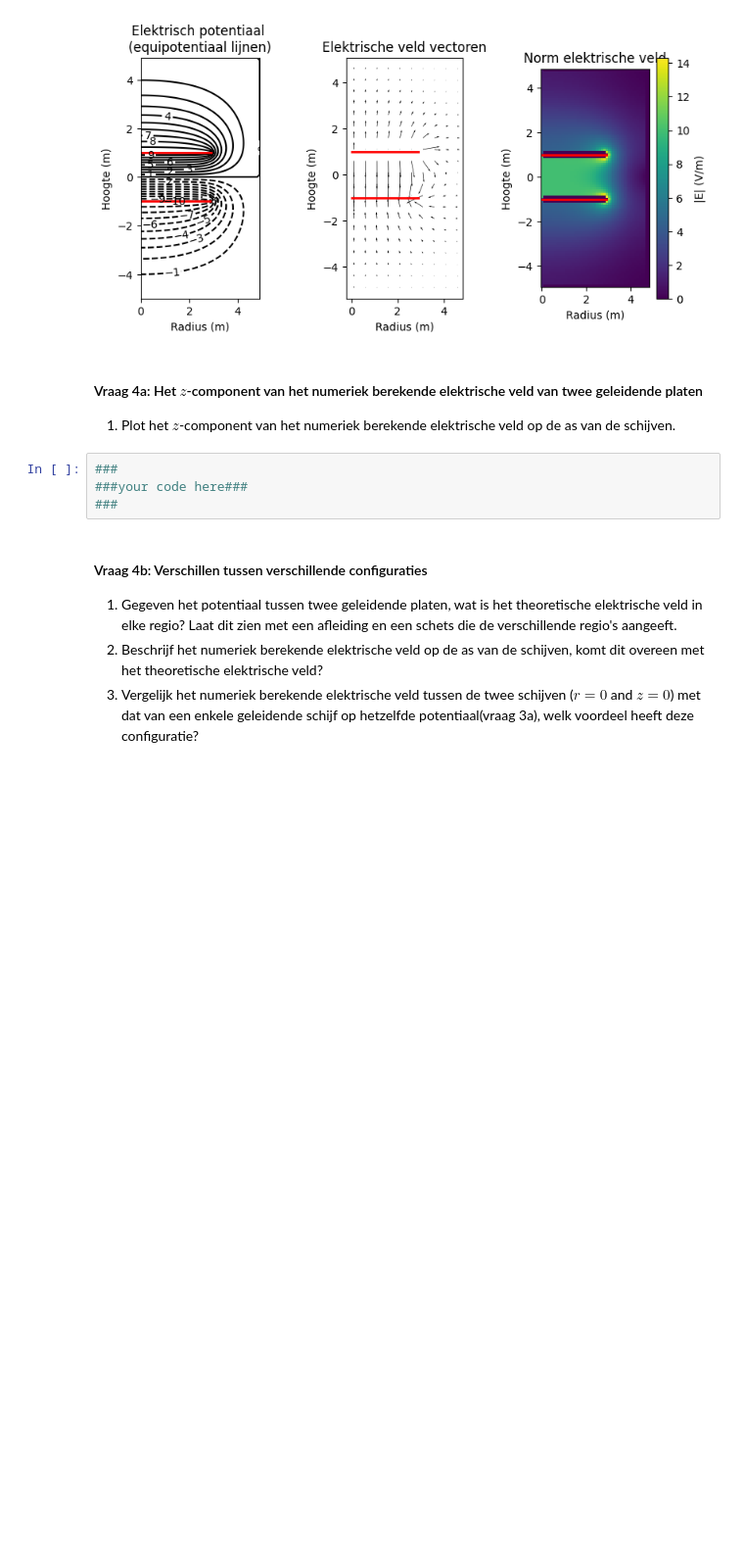
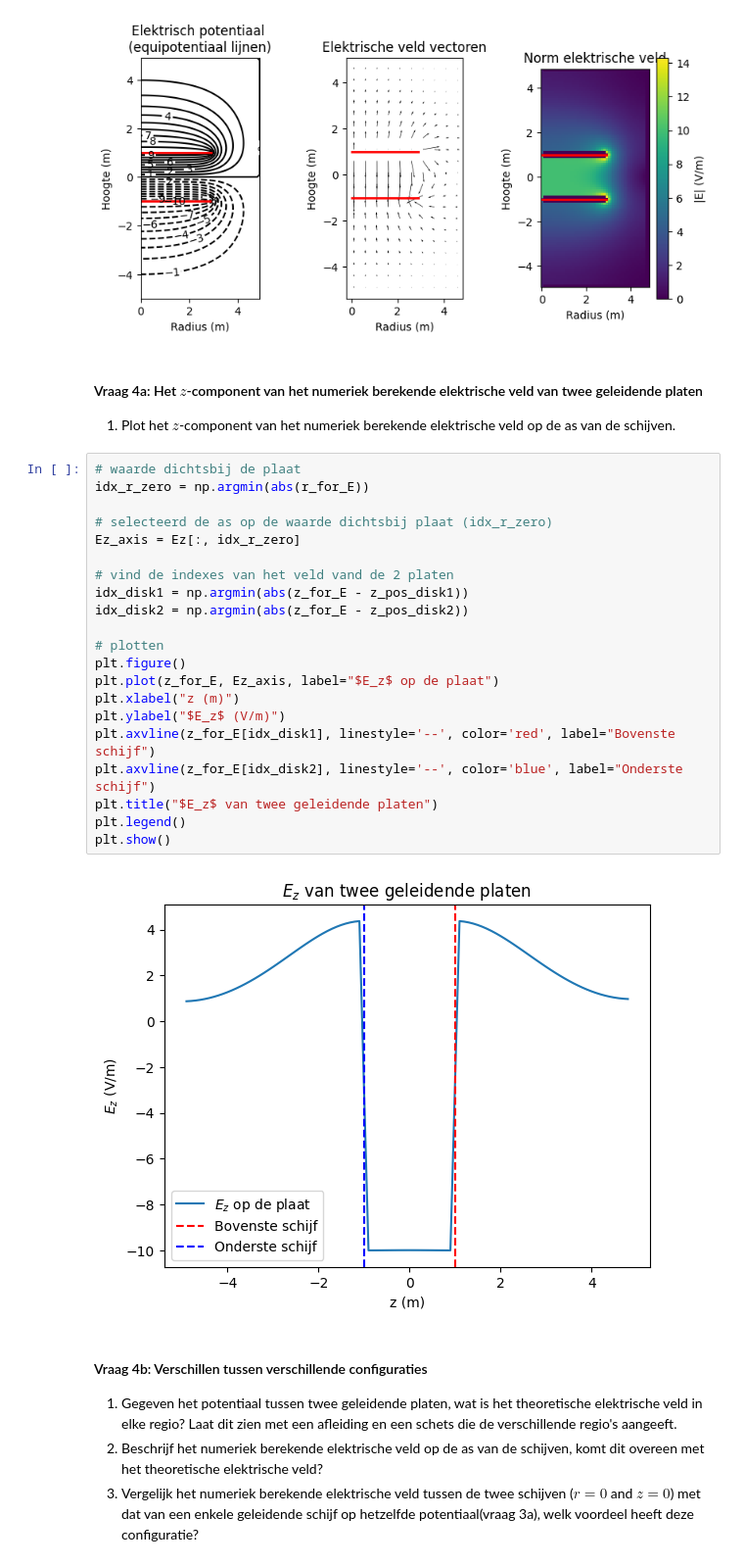
Before and after one commit to JohnSia1111/DEF-D-Doc, a Jupyter notebook: DigitaleOntwerpopdrachten/1CondensatorOpdracht/CondensatorOntwerpopdracht.ipynb, the cells around one changed output. Shown at 98% size. Saved outputs shown, nothing was run; the diff lists cells and outputs as text; blank space fills up the shorter version.

```diff
--- a/DigitaleOntwerpopdrachten/1CondensatorOpdracht/CondensatorOntwerpopdracht.ipynb
+++ b/DigitaleOntwerpopdrachten/1CondensatorOpdracht/CondensatorOntwerpopdracht.ipynb
@@ -422,9 +423,28 @@ plot_results_disk(Ez, Er, normE, V, r, z, grid_step, disk_radius, z_pos_disk1, z
 
 1. Plot het $z$-component van het numeriek berekende elektrische veld op de as van de schijven.
 # %%
-###
-###your code here###
-###
+# waarde dichtsbij de plaat
+idx_r_zero = np.argmin(abs(r_for_E))
+
+# selecteerd de as op de waarde dichtsbij plaat (idx_r_zero)
+Ez_axis = Ez[:, idx_r_zero]
+
+# vind de indexes van het veld vand de 2 platen
+idx_disk1 = np.argmin(abs(z_for_E - z_pos_disk1))
+idx_disk2 = np.argmin(abs(z_for_E - z_pos_disk2))
+
+# plotten
+plt.figure()
+plt.plot(z_for_E, Ez_axis, label="$E_z$ op de plaat")
+plt.xlabel("z (m)")
+plt.ylabel("$E_z$ (V/m)")
+plt.axvline(z_for_E[idx_disk1], linestyle='--', color='red', label="Bovenste schijf")
+plt.axvline(z_for_E[idx_disk2], linestyle='--', color='blue', label="Onderste schijf")
+plt.title("$E_z$ van twee geleidende platen")
+plt.legend()
+plt.show()
+# %% [output]
+[figure, added]
 # %% [markdown]
 #### Vraag 4b: Verschillen tussen verschillende configuraties
 
```
Also changed, not shown: parts of 2 cells of this notebook.
